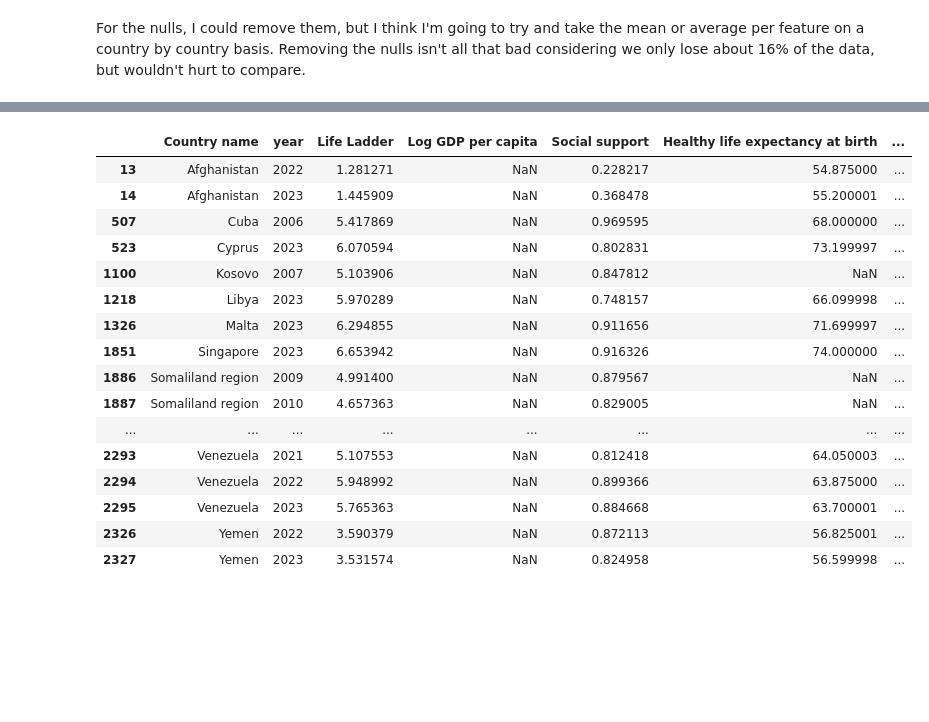
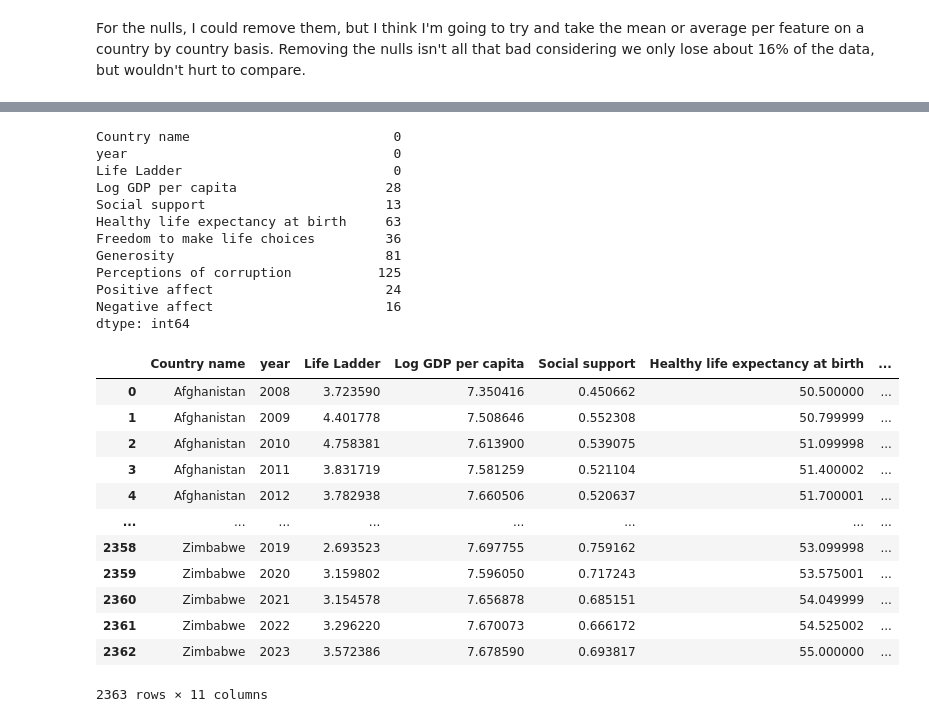
Before and after one commit to SBangarh/Happiness-Analysis, a Jupyter notebook: notebook.ipynb, the cells around one changed output, grey strips where cells are left out. Saved outputs shown, nothing was run; the diff lists cells and outputs as text; code cells hidden in the pictures; blank space fills up the shorter version.

Commit message:
Dealt with nulls the best I could. some left but can be removed. On to exploration

```diff
--- a/notebook.ipynb
+++ b/notebook.ipynb
@@ -145,6 +150,7 @@ Removing the nulls results in a datset that is -16.33516716038934 percent smalle
 For the nulls, I could remove them, but I think I'm going to try and take the mean or average per feature on a country by country basis. Removing the nulls isn't all that bad considering we only lose about 16% of the data, but wouldn't hurt to compare.
 # %%
 #dealing with nulls in Log GDP per capita
+
 #function to get average per country
 def get_average(dataframe, feature):
     #groupby country and get mean
@@ -156,15 +162,14 @@ def get_median(dataframe, feature):
     my_median = dataframe.groupby('Country name')[feature].median()
     return my_median
 
-#fill in nas
-def fill_nulls(dataframe, feature, value=str):
-    my_nulls = dataframe[dataframe[feature].isna()] ###fuuuuuuuuuuuuuck
+#fill in nas something is going wrong here
+def fill_nulls(dataframe, feature, key, value=['mean', 'median']):
     if value == 'mean':
-        my_mean = get_average(dataframe, feature)
-        dataframe[feature] = dataframe[feature].fillna(my_mean)
+        my_mean = get_average(dataframe, feature).to_dict() #get average for each country
+        dataframe[feature] = dataframe[feature].fillna(dataframe[key].map(my_mean)) #fill nulls with nulls
     elif value == 'median':
-        my_median = get_median(dataframe, feature)
-        dataframe[feature] = dataframe[feature].fillna(my_median)
+        my_median = get_median(dataframe, feature).to_dict() #calc median for each country
+        dataframe[feature] = dataframe[feature].fillna(dataframe[key].map(my_median)) #fill nulls with median
     else:
         print("Please specify mean or median for the value parameter.")
     return dataframe
@@ -188,21 +211,35 @@ get_average(data, ['Log GDP per capita'])
+# %%
+#make copy of data
+data_copy = data.copy()
+# %%
+data_copy.isna().sum()
+# %% [output]
+Country name                          0
+year                                  0
+Life Ladder                           0
+Log GDP per capita                   28
+Social support                       13
+Healthy life expectancy at birth     63
+Freedom to make life choices         36
+Generosity                           81
+Perceptions of corruption           125
+Positive affect                      24
+Negative affect                      16
+dtype: int64
 # %%
-test = fill_nulls(data.copy(), 'Log GDP per capita', value='mean')
-test[test['Log GDP per capita'].isna()]
+#deal with nulls in Log GDP per capita
+fill_nulls(data_copy, 'Log GDP per capita', 'Country name', 'mean')
 # %% [output]
 |  | Country name | year | Life Ladder | Log GDP per capita | Social support | Healthy life expectancy at birth | ... |
-| 13 | Afghanistan | 2022 | 1.281271 | NaN | 0.228217 | 54.875000 | ... |
-| 14 | Afghanistan | 2023 | 1.445909 | NaN | 0.368478 | 55.200001 | ... |
-| 507 | Cuba | 2006 | 5.417869 | NaN | 0.969595 | 68.000000 | ... |
-| 523 | Cyprus | 2023 | 6.070594 | NaN | 0.802831 | 73.199997 | ... |
-| 1100 | Kosovo | 2007 | 5.103906 | NaN | 0.847812 | NaN | ... |
-| 1218 | Libya | 2023 | 5.970289 | NaN | 0.748157 | 66.099998 | ... |
-| 1326 | Malta | 2023 | 6.294855 | NaN | 0.911656 | 71.699997 | ... |
-| 1851 | Singapore | 2023 | 6.653942 | NaN | 0.916326 | 74.000000 | ... |
-| 1886 | Somaliland region | 2009 | 4.991400 | NaN | 0.879567 | NaN | ... |
-| 1887 | Somaliland region | 2010 | 4.657363 | NaN | 0.829005 | NaN | ... |
+| 0 | Afghanistan | 2008 | 3.723590 | 7.350416 | 0.450662 | 50.500000 | ... |
+| 1 | Afghanistan | 2009 | 4.401778 | 7.508646 | 0.552308 | 50.799999 | ... |
+| 2 | Afghanistan | 2010 | 4.758381 | 7.613900 | 0.539075 | 51.099998 | ... |
+| 3 | Afghanistan | 2011 | 3.831719 | 7.581259 | 0.521104 | 51.400002 | ... |
+| 4 | Afghanistan | 2012 | 3.782938 | 7.660506 | 0.520637 | 51.700001 | ... |
 | ... | ... | ... | ... | ... | ... | ... | ... |
-| 2293 | Venezuela | 2021 | 5.107553 | NaN | 0.812418 | 64.050003 | ... |
-| 2294 | Venezuela | 2022 | 5.948992 | NaN | 0.899366 | 63.875000 | ... |
-| 2295 | Venezuela | 2023 | 5.765363 | NaN | 0.884668 | 63.700001 | ... |
-| 2326 | Yemen | 2022 | 3.590379 | NaN | 0.872113 | 56.825001 | ... |
-| 2327 | Yemen | 2023 | 3.531574 | NaN | 0.824958 | 56.599998 | ... |
+| 2358 | Zimbabwe | 2019 | 2.693523 | 7.697755 | 0.759162 | 53.099998 | ... |
+| 2359 | Zimbabwe | 2020 | 3.159802 | 7.596050 | 0.717243 | 53.575001 | ... |
+| 2360 | Zimbabwe | 2021 | 3.154578 | 7.656878 | 0.685151 | 54.049999 | ... |
+| 2361 | Zimbabwe | 2022 | 3.296220 | 7.670073 | 0.666172 | 54.525002 | ... |
+| 2362 | Zimbabwe | 2023 | 3.572386 | 7.678590 | 0.693817 | 55.000000 | ... |
+2363 rows × 11 columns
```
Also changed, not shown: parts of 16 cells of this notebook, 1 other file.
